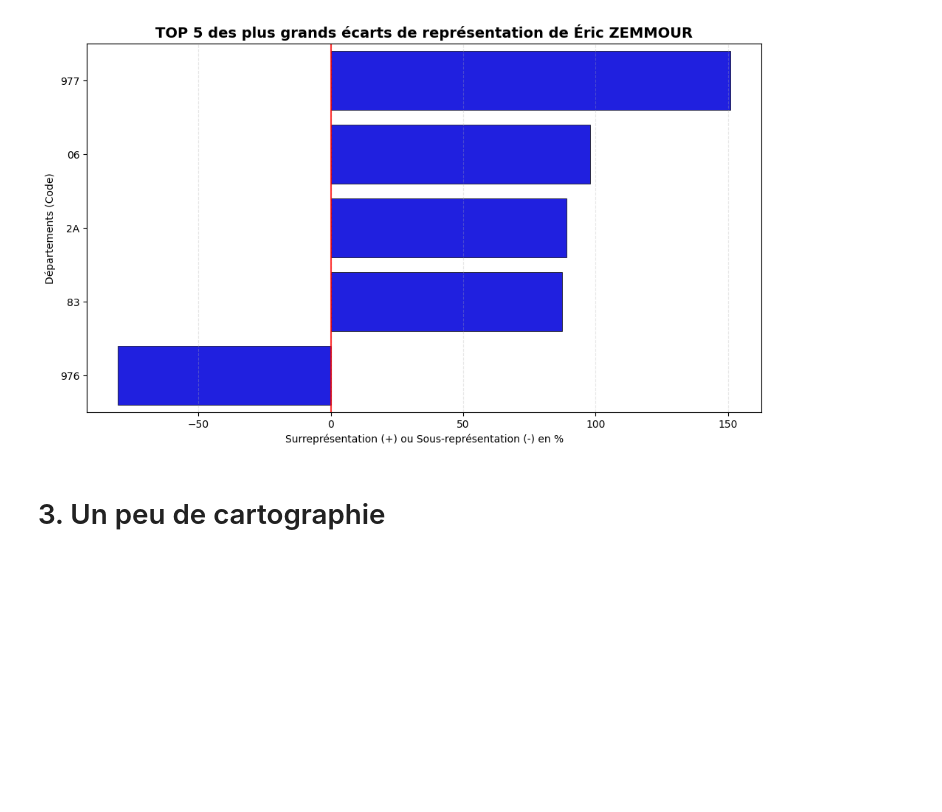
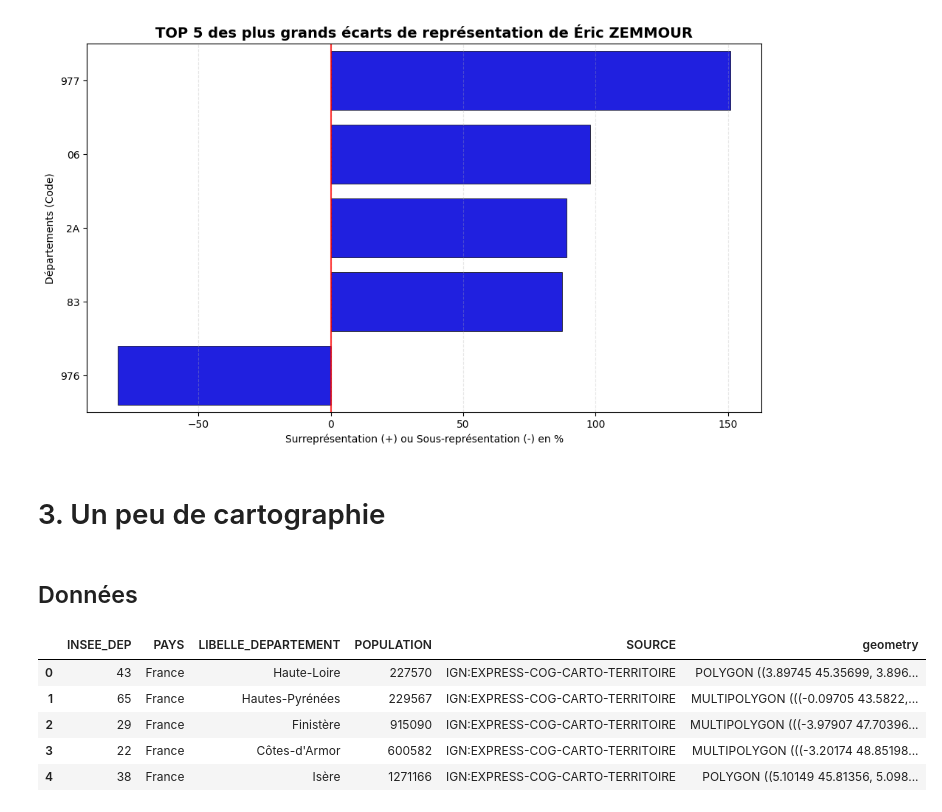
Before and after one commit to aristidinahfaifa-afk/G4B_Inter, a Jupyter notebook: Partie1et2.ipynb, the cells around one changed output. Drawn from its saved outputs; the diff is of its cells as text; code cells hidden in the pictures; blank space fills up the shorter version.

```diff
--- a/Partie1et2.ipynb
+++ b/Partie1et2.ipynb
@@ -543,3 +561,25 @@ plot_top_surrepresentations(data=score_departements, candidat='Éric ZEMMOUR', n
 [figure]
 # %% [markdown]
 # 3. Un peu de cartographie
+# %% [markdown]
+## Données
+# %%
+departement_borders = carti_download(
+    values=["France"],
+    crs=4326,
+    borders="DEPARTEMENT",
+    vectorfile_format="geojson",
+    simplification=50,
+    filter_by="FRANCE_ENTIERE_DROM_RAPPROCHES",
+    source="EXPRESS-COG-CARTO-TERRITOIRE",
+    year=2022
+)
+
+departement_borders.head()
+# %% [output]
+|  | INSEE_DEP | PAYS | LIBELLE_DEPARTEMENT | POPULATION | SOURCE | geometry |
+| 0 | 43 | France | Haute-Loire | 227570 | IGN:EXPRESS-COG-CARTO-TERRITOIRE | POLYGON ((3.89745 45.35699, 3.896... |
+| 1 | 65 | France | Hautes-Pyrénées | 229567 | IGN:EXPRESS-COG-CARTO-TERRITOIRE | MULTIPOLYGON (((-0.09705 43.5822,... |
+| 2 | 29 | France | Finistère | 915090 | IGN:EXPRESS-COG-CARTO-TERRITOIRE | MULTIPOLYGON (((-3.97907 47.70396... |
+| 3 | 22 | France | Côtes-d'Armor | 600582 | IGN:EXPRESS-COG-CARTO-TERRITOIRE | MULTIPOLYGON (((-3.20174 48.85198... |
+| 4 | 38 | France | Isère | 1271166 | IGN:EXPRESS-COG-CARTO-TERRITOIRE | POLYGON ((5.10149 45.81356, 5.098... |
```
Also changed, not shown: parts of 7 cells of this notebook, 2 other files.
